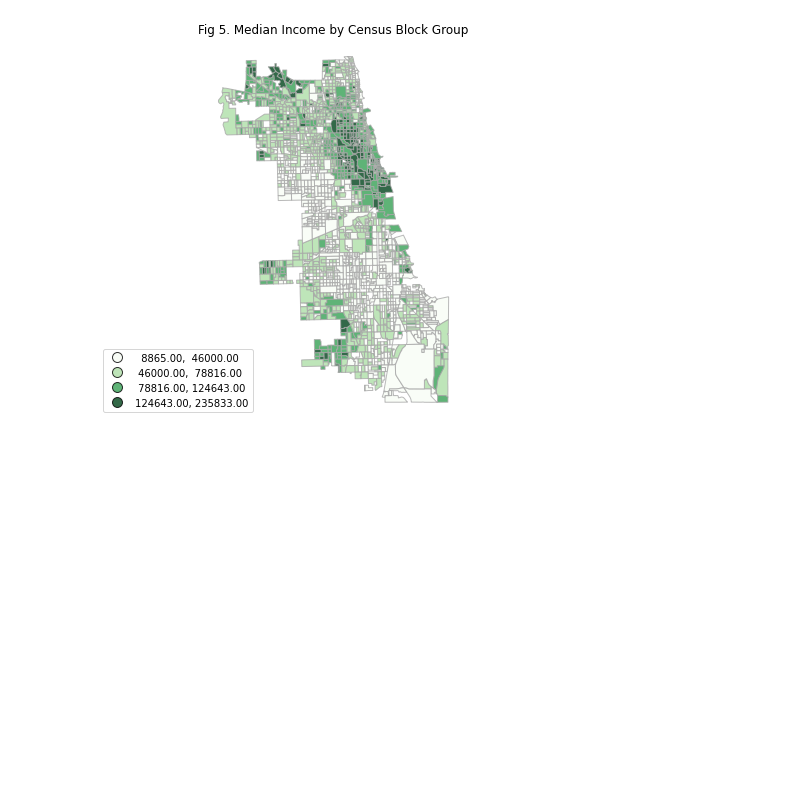
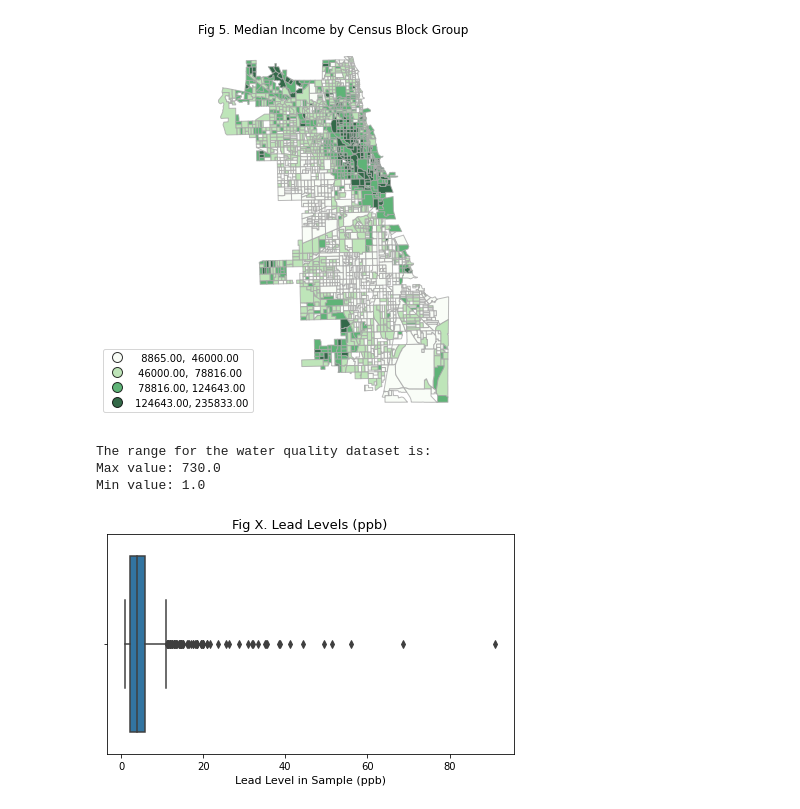
Before and after one commit to vbalza/chicago_water_lead, a Jupyter notebook: Preliminary Data Analysis.ipynb, the cells around one changed output. Saved outputs shown, nothing was run; the diff lists cells and outputs as text; code cells hidden in the pictures; blank space fills up the shorter version.

```diff
--- a/Preliminary Data Analysis.ipynb
+++ b/Preliminary Data Analysis.ipynb
@@ -146,14 +190,19 @@ for legend_handle in fig.get_legend().legendHandles:
 # %%
 # Descriptive Statistics
 import seaborn as sns
 import matplotlib.pyplot as plt
 
 print("The range for the water quality dataset is:")
 print("Max value: {}\nMin value: {}".format(
     max(wdf_g['max_reading']), min(wdf_g['max_reading'])))
 
 # Data is right-skewed
-sampl_distrib = sns.boxplot(x="max_reading", data=for_plot)
+sampl_distrib = sns.boxplot(x="max_reading_all", data=for_plot)
 plt.title('Fig X. Lead Levels (ppb)', fontsize=13)
 plt.xlabel('Lead Level in Sample (ppb)', fontsize=11)
 plt.tight_layout()
+# %% [output]
+The range for the water quality dataset is:
+Max value: 730.0
+Min value: 1.0
+[figure, added]
```
Also changed, not shown: parts of 7 cells of this notebook.
